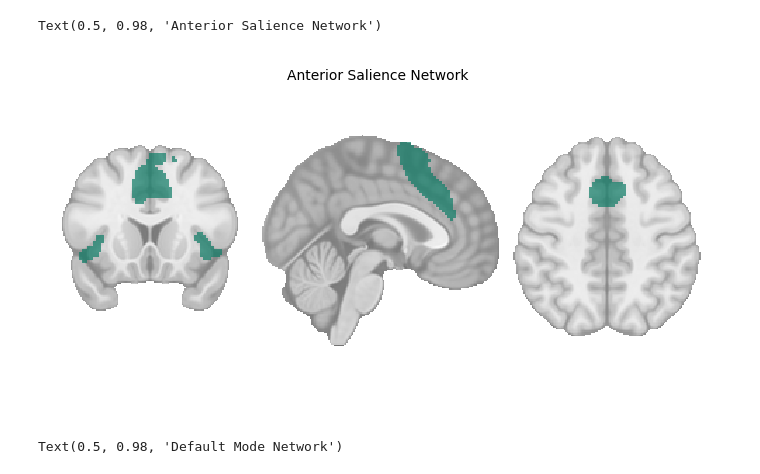
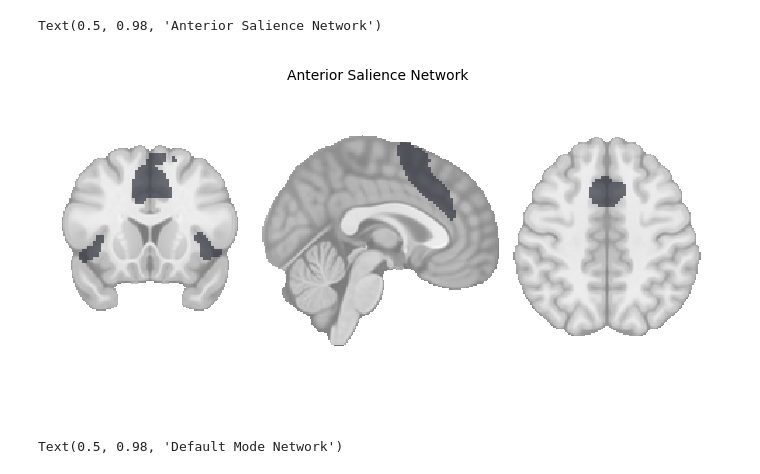
Before and after one commit to rachmorse/cognitive-reserve-brain-maintenance, a Jupyter notebook: Analysis Scripts/05_Neuroimaging Figures.ipynb, the cells around one changed output. Drawn from its saved outputs; the diff is of its cells as text; code cells hidden in the pictures.

```diff
--- a/Analysis Scripts/05_Neuroimaging Figures.ipynb
+++ b/Analysis Scripts/05_Neuroimaging Figures.ipynb
@@ -33,35 +33,35 @@ atlas_img = nib.load(atlas_path)
 # Make a mask of the Anterior Salience Network
 
 # Stack all AN ROIs into one 4D image
 sn_data = atlas_img.get_fdata()[..., sn_volumes]
 
 # Sum the AN ROIs to create a 3D mask
 sn_mask_data = np.sum(sn_data, axis=-1)
 sn_mask_data = (sn_mask_data > 0).astype(np.float32)
 
 sn_mask_img = nib.Nifti1Image(sn_mask_data, affine=atlas_img.affine)
 
 std_brain = datasets.load_mni152_template()
 # Resample to match std_brain
 sn_mask_img = image.resample_to_img(sn_mask_img, std_brain, interpolation='nearest')
 
 # Plot Salience Network
-custom_cmap = ListedColormap(['#0D7C66'])
+custom_cmap = ListedColormap(['#31363F'])
 
 plotting.plot_roi(sn_mask_img,
                   bg_img=std_brain,
                   display_mode='ortho',
                   cmap=custom_cmap,
                   black_bg=False,
                   draw_cross=False,
                   annotate=False  # Add to remove coordinate labels
                   )
 
 # Show the plots
 plt.suptitle('Anterior Salience Network', color='black', backgroundcolor='white', size=10)
 # %% [output]
 Text(0.5, 0.98, 'Anterior Salience Network')
-[figure, old version]
+[figure, new version]
 # %%
 # Make a mask of the Default Mode Network
 
```
Also changed, not shown: parts of 1 cell of this notebook.
